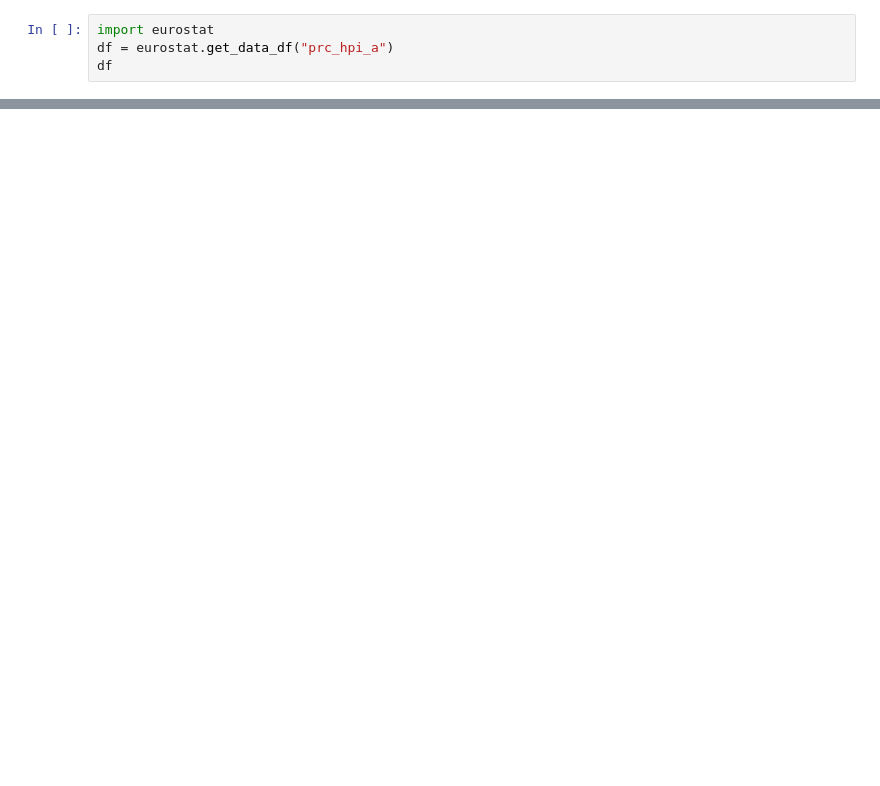
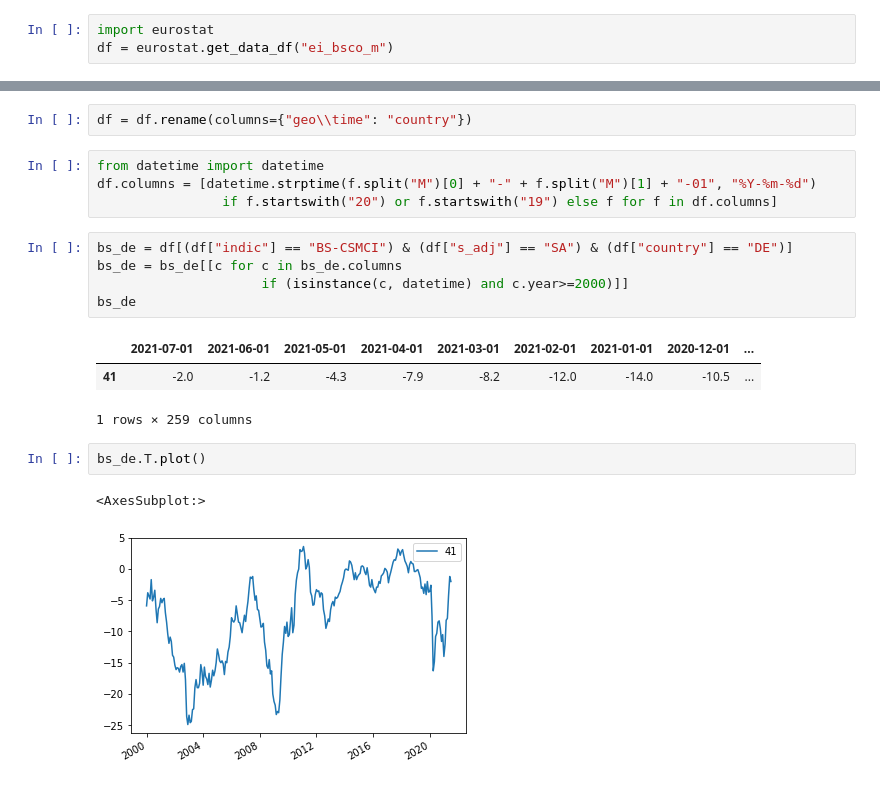
Before and after one commit to heiseacademy/ml-python, a Jupyter notebook: 03-ml-daten/04-Datenqualitaet.ipynb, the cells around one changed output, grey strips where cells are left out. Drawn from its saved outputs; the diff is of its cells as text; blank space fills up the shorter version.

Commit message:
Änderungen in eurostat

```diff
--- a/03-ml-daten/04-Datenqualitaet.ipynb
+++ b/03-ml-daten/04-Datenqualitaet.ipynb
@@ -3,4 +62,3 @@
 # %%
 import eurostat
-df = eurostat.get_data_df("prc_hpi_a")
-df
+df = eurostat.get_data_df("ei_bsco_m")
@@ -31,0 +81,20 @@ country_prices.T.plot(figsize=(16,9))
+# %%
+df = df.rename(columns={"geo\\time": "country"})
+# %%
+from datetime import datetime
+df.columns = [datetime.strptime(f.split("M")[0] + "-" + f.split("M")[1] + "-01", "%Y-%m-%d")
+                if f.startswith("20") or f.startswith("19") else f for f in df.columns]
+# %%
+bs_de = df[(df["indic"] == "BS-CSMCI") & (df["s_adj"] == "SA") & (df["country"] == "DE")]
+bs_de = bs_de[[c for c in bs_de.columns
+                     if (isinstance(c, datetime) and c.year>=2000)]]
+bs_de
+# %% [output]
+|  | 2021-07-01 | 2021-06-01 | 2021-05-01 | 2021-04-01 | 2021-03-01 | 2021-02-01 | 2021-01-01 | 2020-12-01 | ... |
+| 41 | -2.0 | -1.2 | -4.3 | -7.9 | -8.2 | -12.0 | -14.0 | -10.5 | ... |
+1 rows × 259 columns
+# %%
+bs_de.T.plot()
+# %% [output]
+<AxesSubplot:>
+[figure, added]
```
Also changed, not shown: parts of 28 cells of this notebook.
